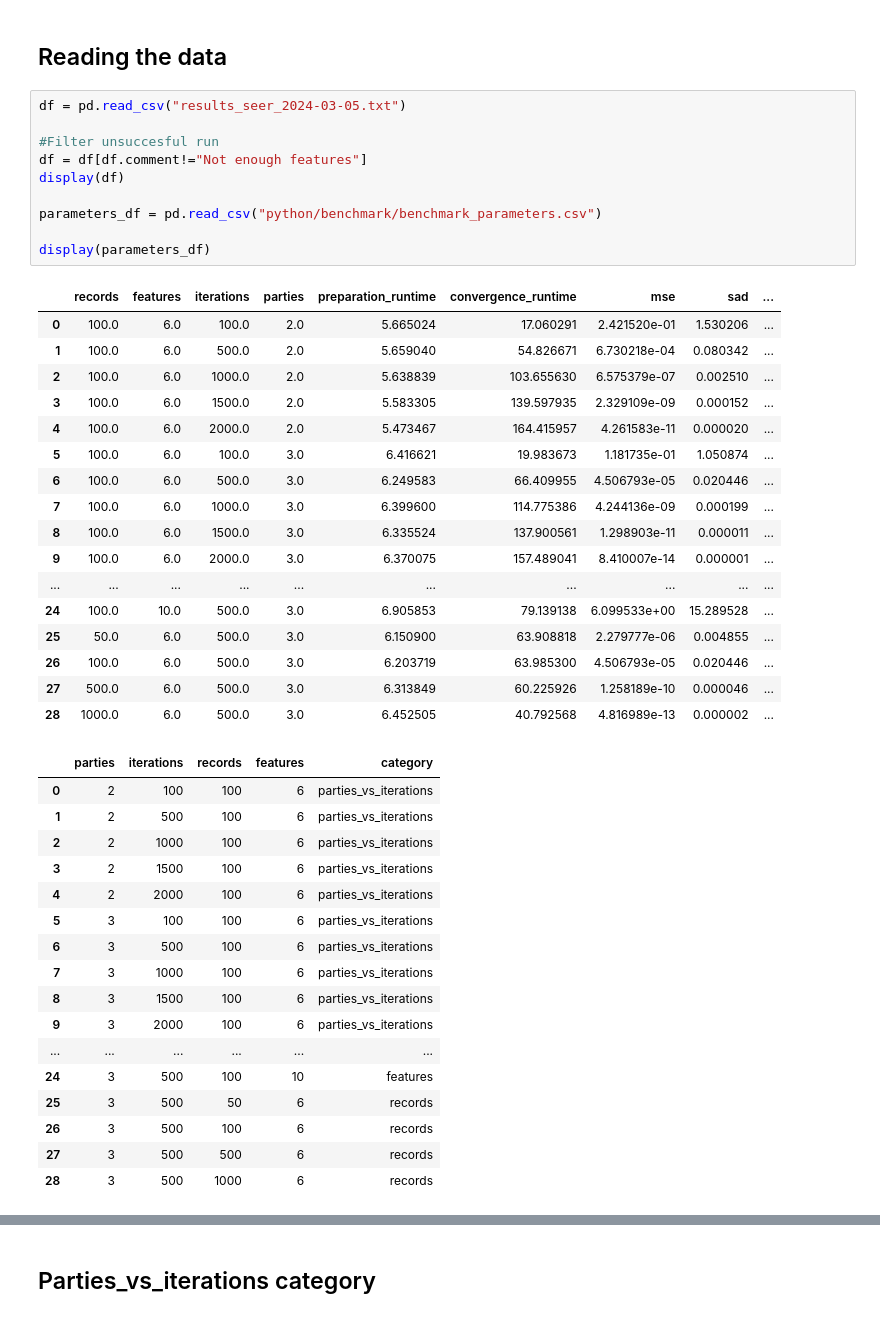
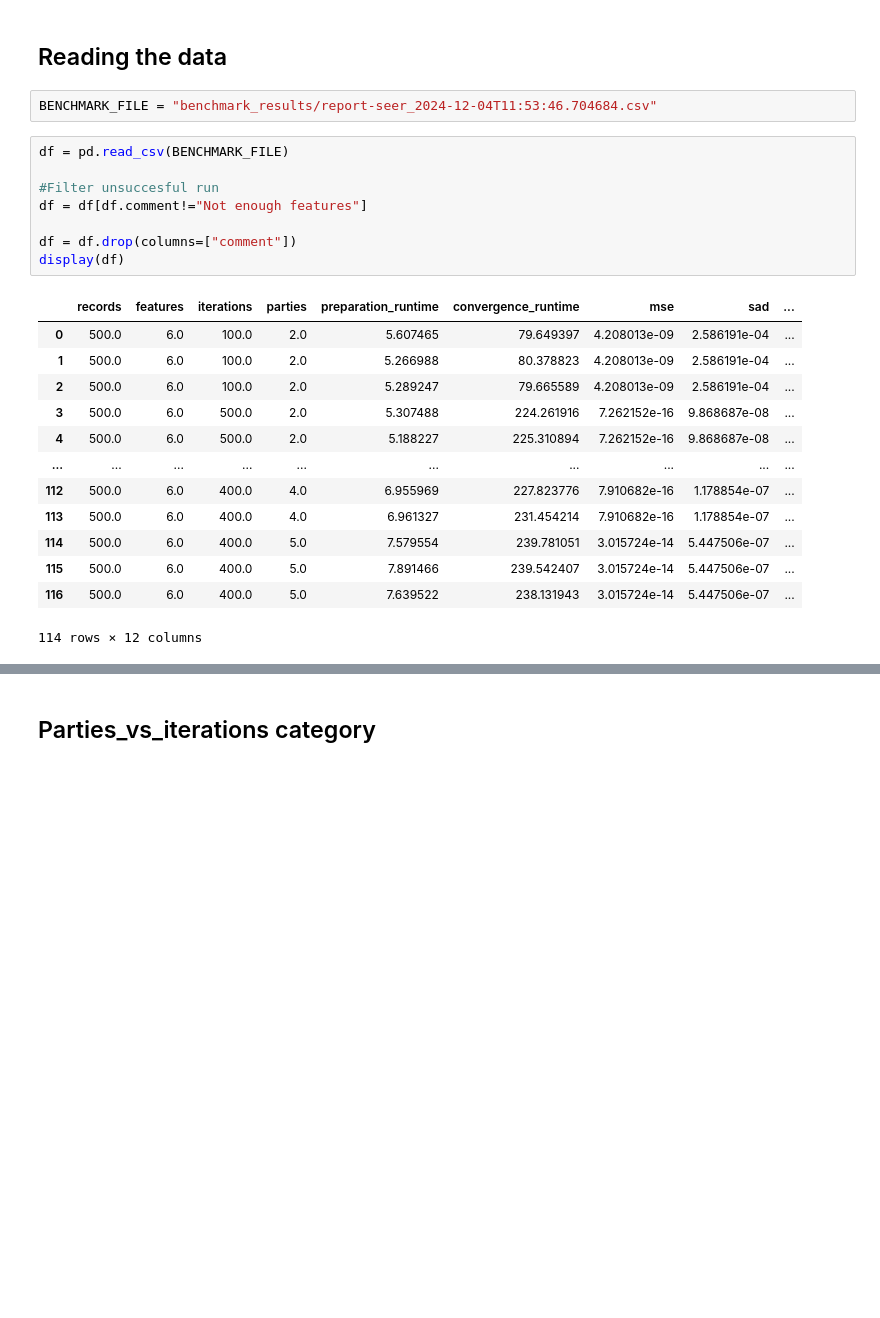
Before and after one commit to CARRIER-project/verticox, a Jupyter notebook: plot_benchmarks_with_c_index.ipynb, the cells around one changed output, grey strips where cells are left out. Saved outputs shown, nothing was run; the diff lists cells and outputs as text; blank space fills up the shorter version.

```diff
--- a/plot_benchmarks_with_c_index.ipynb
+++ b/plot_benchmarks_with_c_index.ipynb
@@ -13,47 +13,26 @@ import seaborn as sns
 # %% [markdown]
 ## Reading the data
+# %%
+BENCHMARK_FILE = "benchmark_results/report-seer_2024-12-04T11:53:46.704684.csv"
 # %%
-df = pd.read_csv("results_seer_2024-03-05.txt")
+df = pd.read_csv(BENCHMARK_FILE)
 
 #Filter unsuccesful run
 df = df[df.comment!="Not enough features"]
+
+df = df.drop(columns=["comment"])
 display(df)
-
-parameters_df = pd.read_csv("python/benchmark/benchmark_parameters.csv")
-
-display(parameters_df)
 # %% [output]
 |  | records | features | iterations | parties | preparation_runtime | convergence_runtime | mse | sad | ... |
-| 0 | 100.0 | 6.0 | 100.0 | 2.0 | 5.665024 | 17.060291 | 2.421520e-01 | 1.530206 | ... |
-| 1 | 100.0 | 6.0 | 500.0 | 2.0 | 5.659040 | 54.826671 | 6.730218e-04 | 0.080342 | ... |
-| 2 | 100.0 | 6.0 | 1000.0 | 2.0 | 5.638839 | 103.655630 | 6.575379e-07 | 0.002510 | ... |
-| 3 | 100.0 | 6.0 | 1500.0 | 2.0 | 5.583305 | 139.597935 | 2.329109e-09 | 0.000152 | ... |
-| 4 | 100.0 | 6.0 | 2000.0 | 2.0 | 5.473467 | 164.415957 | 4.261583e-11 | 0.000020 | ... |
-| 5 | 100.0 | 6.0 | 100.0 | 3.0 | 6.416621 | 19.983673 | 1.181735e-01 | 1.050874 | ... |
-| 6 | 100.0 | 6.0 | 500.0 | 3.0 | 6.249583 | 66.409955 | 4.506793e-05 | 0.020446 | ... |
-| 7 | 100.0 | 6.0 | 1000.0 | 3.0 | 6.399600 | 114.775386 | 4.244136e-09 | 0.000199 | ... |
-| 8 | 100.0 | 6.0 | 1500.0 | 3.0 | 6.335524 | 137.900561 | 1.298903e-11 | 0.000011 | ... |
-| 9 | 100.0 | 6.0 | 2000.0 | 3.0 | 6.370075 | 157.489041 | 8.410007e-14 | 0.000001 | ... |
+| 0 | 500.0 | 6.0 | 100.0 | 2.0 | 5.607465 | 79.649397 | 4.208013e-09 | 2.586191e-04 | ... |
+| 1 | 500.0 | 6.0 | 100.0 | 2.0 | 5.266988 | 80.378823 | 4.208013e-09 | 2.586191e-04 | ... |
+| 2 | 500.0 | 6.0 | 100.0 | 2.0 | 5.289247 | 79.665589 | 4.208013e-09 | 2.586191e-04 | ... |
+| 3 | 500.0 | 6.0 | 500.0 | 2.0 | 5.307488 | 224.261916 | 7.262152e-16 | 9.868687e-08 | ... |
+| 4 | 500.0 | 6.0 | 500.0 | 2.0 | 5.188227 | 225.310894 | 7.262152e-16 | 9.868687e-08 | ... |
 | ... | ... | ... | ... | ... | ... | ... | ... | ... | ... |
-| 24 | 100.0 | 10.0 | 500.0 | 3.0 | 6.905853 | 79.139138 | 6.099533e+00 | 15.289528 | ... |
-| 25 | 50.0 | 6.0 | 500.0 | 3.0 | 6.150900 | 63.908818 | 2.279777e-06 | 0.004855 | ... |
-| 26 | 100.0 | 6.0 | 500.0 | 3.0 | 6.203719 | 63.985300 | 4.506793e-05 | 0.020446 | ... |
-| 27 | 500.0 | 6.0 | 500.0 | 3.0 | 6.313849 | 60.225926 | 1.258189e-10 | 0.000046 | ... |
-| 28 | 1000.0 | 6.0 | 500.0 | 3.0 | 6.452505 | 40.792568 | 4.816989e-13 | 0.000002 | ... |
+| 112 | 500.0 | 6.0 | 400.0 | 4.0 | 6.955969 | 227.823776 | 7.910682e-16 | 1.178854e-07 | ... |
+| 113 | 500.0 | 6.0 | 400.0 | 4.0 | 6.961327 | 231.454214 | 7.910682e-16 | 1.178854e-07 | ... |
+| 114 | 500.0 | 6.0 | 400.0 | 5.0 | 7.579554 | 239.781051 | 3.015724e-14 | 5.447506e-07 | ... |
+| 115 | 500.0 | 6.0 | 400.0 | 5.0 | 7.891466 | 239.542407 | 3.015724e-14 | 5.447506e-07 | ... |
+| 116 | 500.0 | 6.0 | 400.0 | 5.0 | 7.639522 | 238.131943 | 3.015724e-14 | 5.447506e-07 | ... |
-|  | parties | iterations | records | features | category |
-| 0 | 2 | 100 | 100 | 6 | parties_vs_iterations |
-| 1 | 2 | 500 | 100 | 6 | parties_vs_iterations |
-| 2 | 2 | 1000 | 100 | 6 | parties_vs_iterations |
-| 3 | 2 | 1500 | 100 | 6 | parties_vs_iterations |
-| 4 | 2 | 2000 | 100 | 6 | parties_vs_iterations |
-| 5 | 3 | 100 | 100 | 6 | parties_vs_iterations |
-| 6 | 3 | 500 | 100 | 6 | parties_vs_iterations |
-| 7 | 3 | 1000 | 100 | 6 | parties_vs_iterations |
-| 8 | 3 | 1500 | 100 | 6 | parties_vs_iterations |
-| 9 | 3 | 2000 | 100 | 6 | parties_vs_iterations |
-| ... | ... | ... | ... | ... | ... |
-| 24 | 3 | 500 | 100 | 10 | features |
-| 25 | 3 | 500 | 50 | 6 | records |
-| 26 | 3 | 500 | 100 | 6 | records |
-| 27 | 3 | 500 | 500 | 6 | records |
-| 28 | 3 | 500 | 1000 | 6 | records |
+114 rows × 12 columns
```
Also changed, not shown: parts of 13 cells of this notebook, 2 other files.
